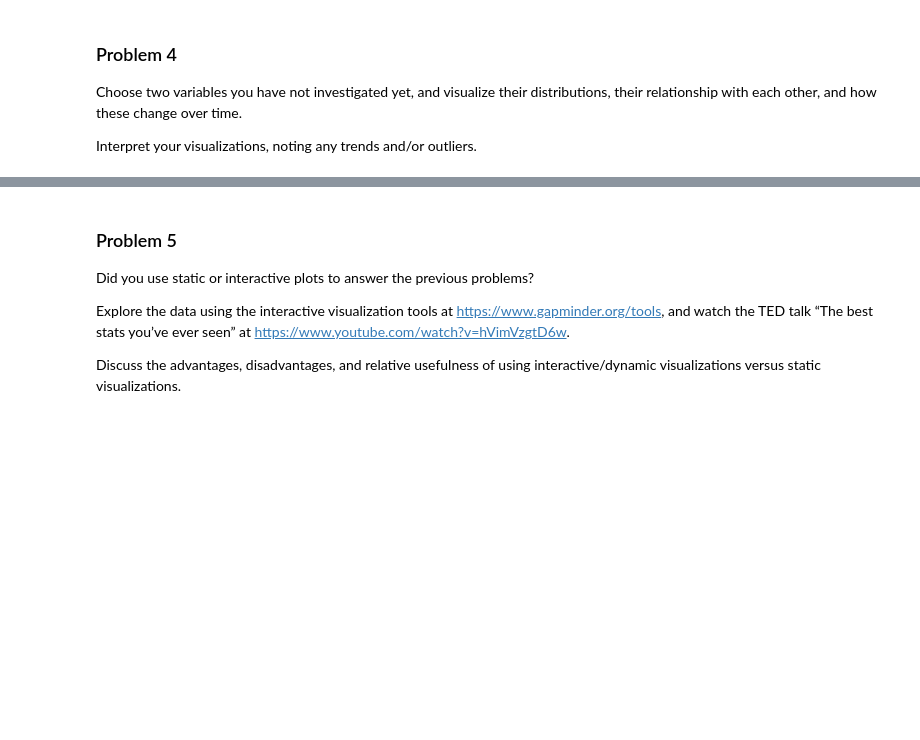
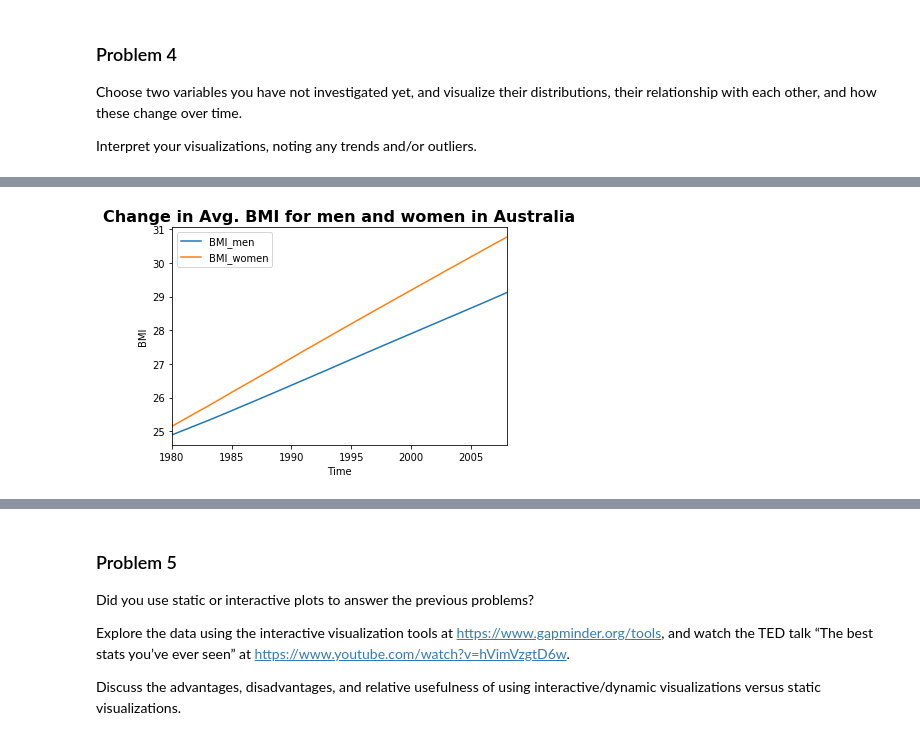
Before and after one commit to nanavatirutu/DS5500, a Jupyter notebook: Assignment 1.ipynb, the cells around one changed output, grey strips where cells are left out. Cells and saved outputs as stored; diff of their text form; code cells hidden in the pictures; blank space fills up the shorter version.

```diff
--- a/Assignment 1.ipynb
+++ b/Assignment 1.ipynb
@@ -346,0 +395,11 @@ Interpret your visualizations, noting any trends and/or outliers.
+# %%
+bmi[bmi.alpha2 == 'OC'].set_index('time').plot()
+
+plt.title("Change in Avg. BMI for men and women in Australia", fontsize=16, fontweight='bold')
+
+plt.xlabel("Time")
+plt.ylabel("BMI")
+
+plt.show()
+# %% [output]
+[figure, added]
```
Also changed, not shown: parts of 10 cells of this notebook, 7 other files.
